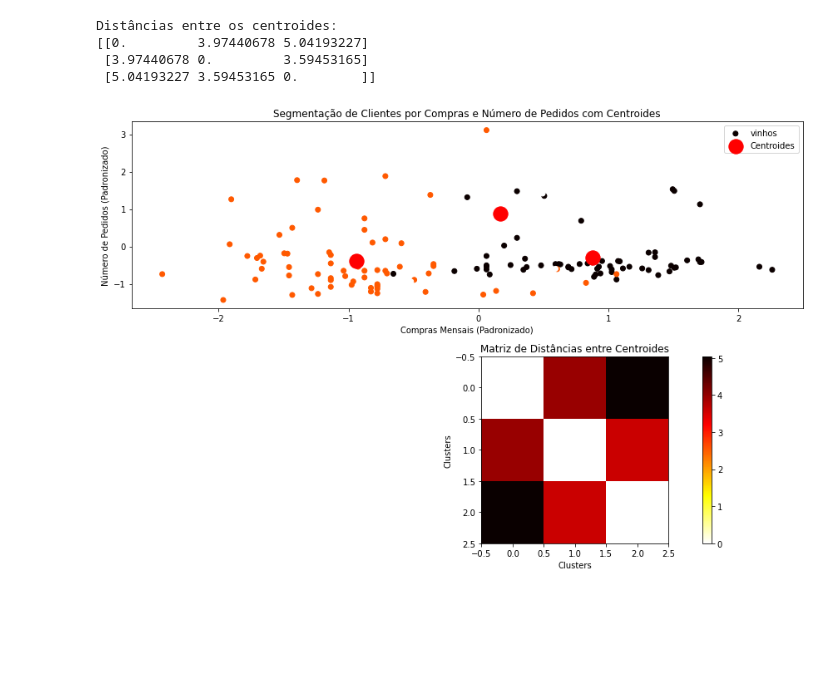
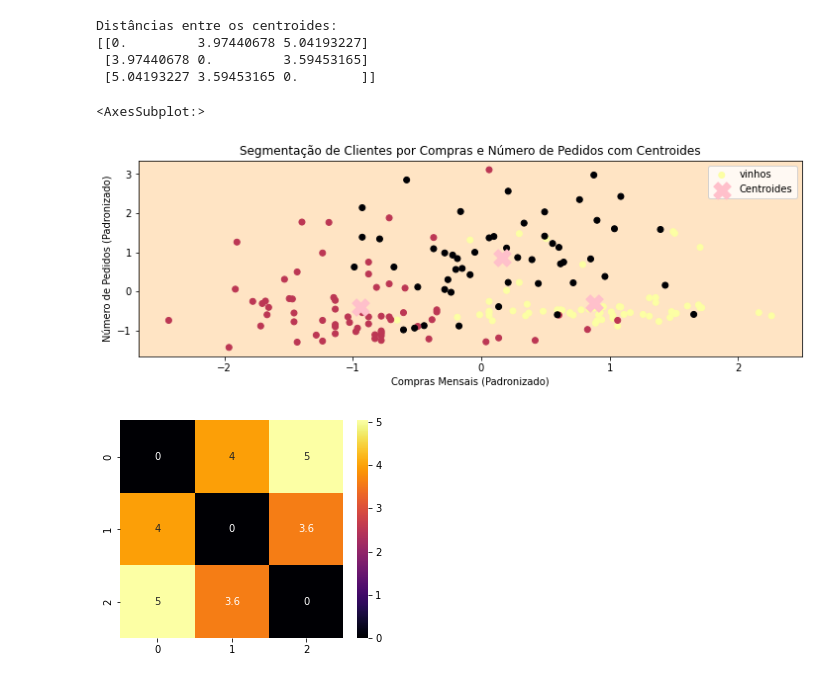
Before and after one commit to FilipeSCampos/MLworks, a Jupyter notebook: Não Supervisionado/K_means_vinho.ipynb, the cells around one changed output. Cells and saved outputs as stored; diff of their text form; code cells hidden in the pictures; blank space fills up the shorter version.

```diff
--- a/Não Supervisionado/K_means_vinho.ipynb
+++ b/Não Supervisionado/K_means_vinho.ipynb
@@ -143,39 +146,20 @@ Distâncias entre os centroides:
 # %%
 plt.figure(figsize=(12, 8))
 
 # Gráfico de dispersão com cores de cluster
 plt.subplot(2, 1, 1)
-plt.scatter(data_scaled[:, 0], data_scaled[:, 1], c=labels, cmap='Blues_r', label='vinhos')
-plt.scatter(centroids[:, 0], centroids[:, 1], s=300, c='red', label='Centroides', marker='X')
+plt.scatter(data_scaled[:, 0], data_scaled[:, 1], c=labels, cmap='inferno', label='vinhos')
+plt.scatter(centroids[:, 0], centroids[:, 1], s=300, c='pink', label='Centroides', marker='X')
+plt.gca().set_facecolor('bisque')
 plt.xlabel('Compras Mensais (Padronizado)')
 plt.ylabel('Número de Pedidos (Padronizado)')
 plt.title('Segmentação de Clientes por Compras e Número de Pedidos com Centroides')
 plt.legend()
 
 # Matriz de distâncias
-plt.subplot(2, 1, 2)
-plt.imshow(distances, cmap='Blue
+plt.figure(figsize=(5,4))
+sns.heatmap(distances, cmap='inferno',  annot = True)
+# %% [output]
+<AxesSubplot:>
+[figure, added]
+[figure, added]
-# %%
-plt.figure(figsize=(12, 8))
-
-# Gráfico de dispersão com cores de cluster
-plt.subplot(2, 1, 1)
-plt.scatter(data_scaled[:, 0], data_scaled[:, 1], c=labels, cmap='hot_r', label='vinhos')
-plt.scatter(centroids[:, 0], centroids[:, 1], s=300, c='red', label='Centroides', marker='o')
-plt.xlabel('Compras Mensais (Padronizado)')
-plt.ylabel('Número de Pedidos (Padronizado)')
-plt.title('Segmentação de Clientes por Compras e Número de Pedidos com Centroides')
-plt.legend()
-
-# Matriz de distâncias
-plt.subplot(2, 1, 2)
-plt.imshow(distances, cmap='hot_r', interpolation='nearest')
-plt.colorbar()
-plt.title('Matriz de Distâncias entre Centroides')
-plt.xlabel('Clusters')
-plt.ylabel('Clusters')
-
-plt.tight_layout()
-plt.show()
-# %% [output]
-[figure, removed]
```
Also changed, not shown: parts of 2 cells of this notebook.
